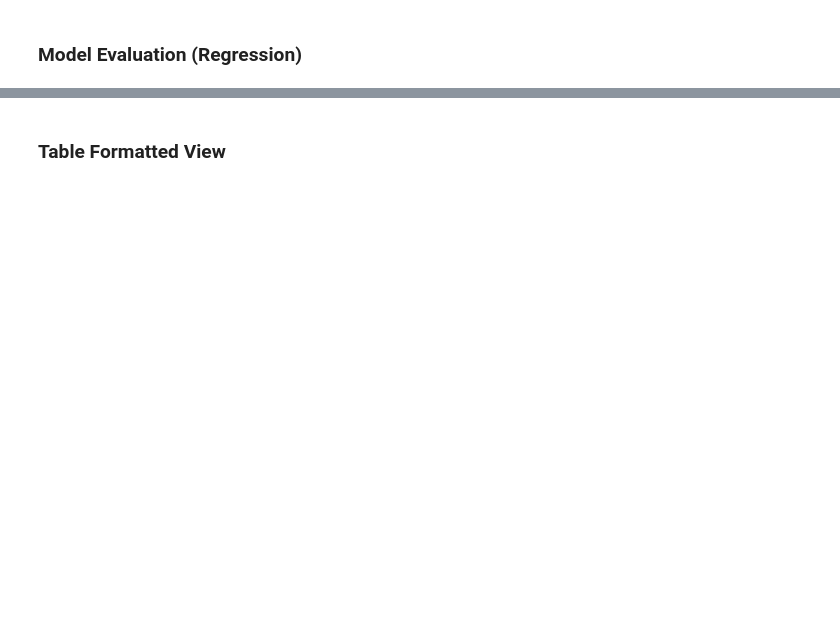
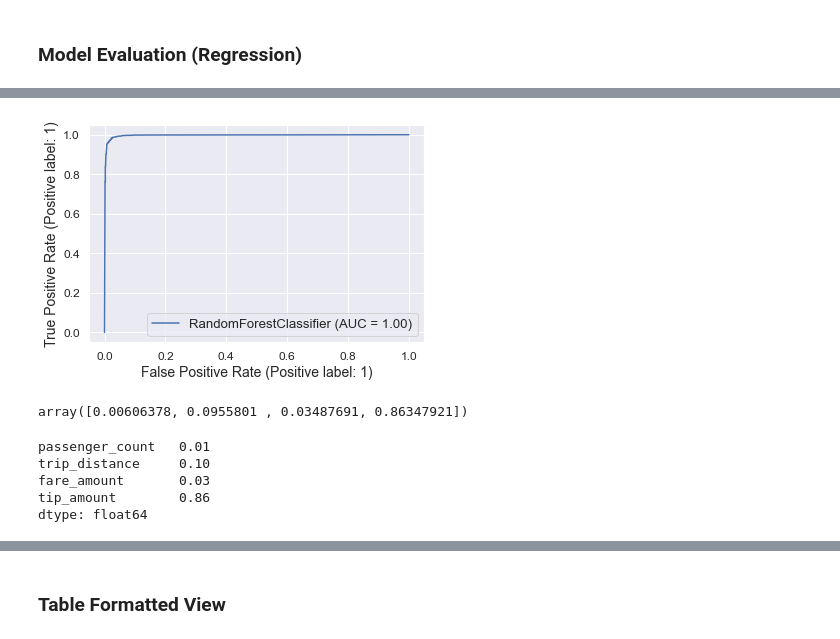
Before and after one commit to dennislamcv1/GoogleADA, a Jupyter notebook: Machine Learning/Automatidata6 project.ipynb, the cells around one changed output, grey strips where cells are left out. Drawn from its saved outputs; the diff is of its cells as text; code cells hidden in the pictures; blank space fills up the shorter version.

```diff
--- a/Machine Learning/Automatidata6 project.ipynb
+++ b/Machine Learning/Automatidata6 project.ipynb
@@ -401,6 +463,8 @@ plt.show()
 ### Create and save processed dataset
 # %%
 df2.to_csv("taxi2.csv",index=False)
+# %%
+df2 = pd.read_csv("taxi2.csv")
 # %% [markdown]
 ### Train Test Split
 # %%
@@ -462,0 +583,9 @@ plt.show()
+# %%
+plot_roc_curve(model,X_test_scaled,y_test)
+plt.show()
+# %% [output]
+[figure, added]
+# %%
+model.feature_importances_
+# %% [output]
+array([0.00606378, 0.0955801 , 0.03487691, 0.86347921])
@@ -462,0 +594,8 @@ plt.show()
+# %%
+feat_importances
+# %% [output]
+passenger_count   0.01
+trip_distance     0.10
+fare_amount       0.03
+tip_amount        0.86
+dtype: float64
```
Also changed, not shown: parts of 40 cells of this notebook.
